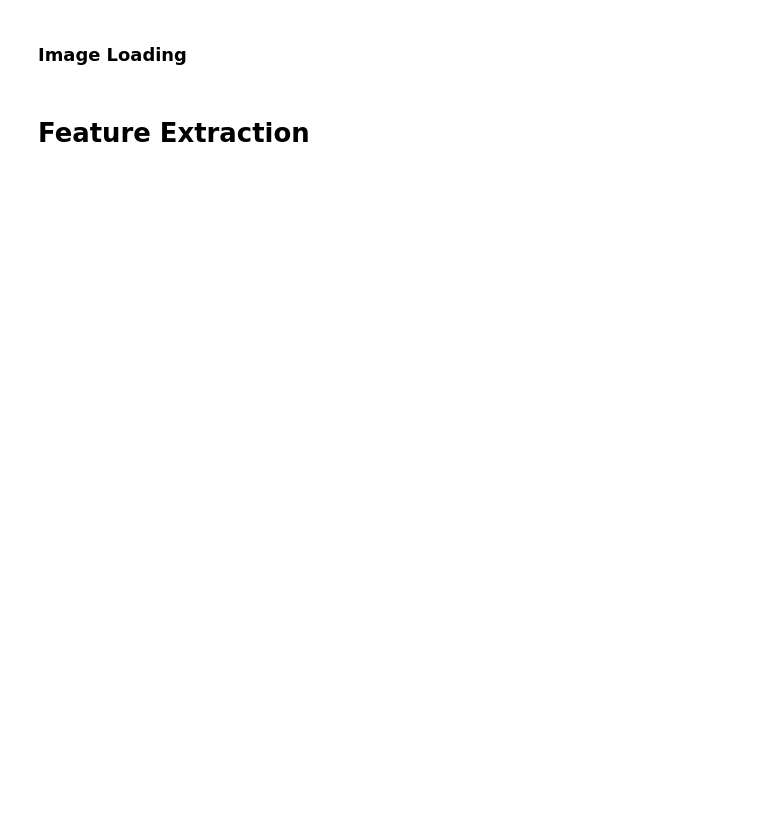
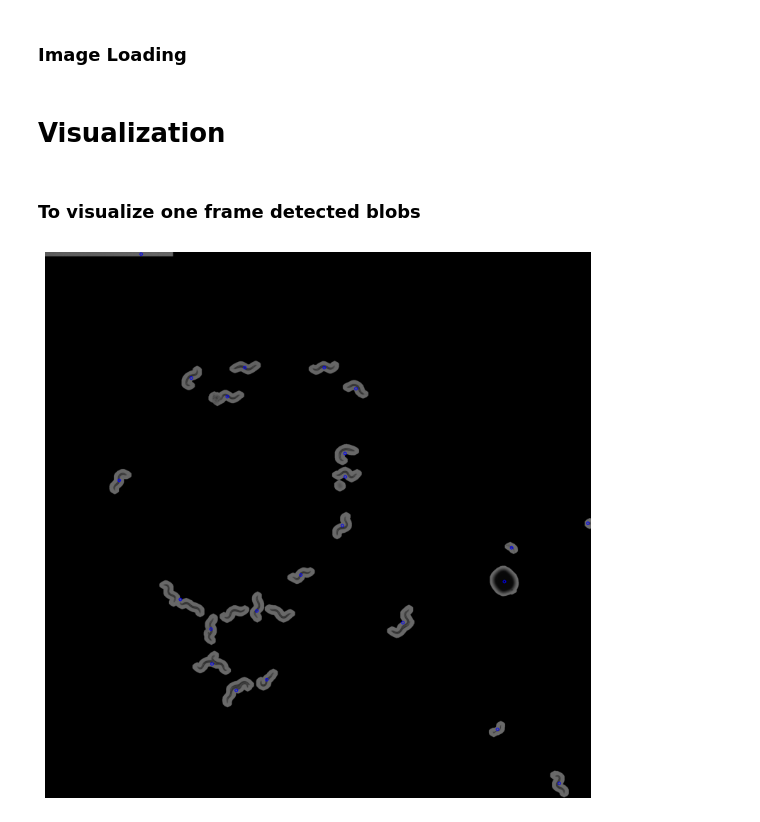
Before and after one commit to erusconiclerici/collectiveNematodes, a Jupyter notebook: Code/Python/Strain_Comparison_Study.ipynb, the cells around one changed output. Saved outputs shown, nothing was run; the diff lists cells and outputs as text; code cells hidden in the pictures; blank space fills up the shorter version.

Commit message:
changed tresholding function and visualization plots. The blobs detected in the image are now correct. The visualized plots are now almost correct.

```diff
--- a/Code/Python/Strain_Comparison_Study.ipynb
+++ b/Code/Python/Strain_Comparison_Study.ipynb
@@ -145,7 +156,7 @@ error: OpenCV(4.8.1) :-1: error: (-5:Bad argument) in function 'cvtColor'
 ### Image Loading ###
 # %%
 # Set the root path where the extracted images are stored
-output_root_path = '/Volumes/TOSHIBA_EXT/Phenotype_features_collective/ExtractedFrames'
+output_root_path = '/Volumes/TOSHIBA_EXT/Phenotype_features_collective/Data/ExtractedFrames'
 
 # Create a dictionary to map experiment labels to images
 labels_strain_list = {}
@@ -162,15 +173,57 @@ for strain in strain_folders:
 
 root_path = '/Volumes/TOSHIBA_EXT/Phenotype_features_collective/Data/ExtractedFrames'
 
+# Dictionary to hold features for each experiment, structured by strain
+experiment_features = {}
+
 for strain_folder in os.listdir(root_path):
     strain_path = os.path.join(root_path, strain_folder)
     if os.path.isdir(strain_path):
+        experiment_features[strain_folder] = {}  # Create a sub-dictionary for each strain
+
         for experiment_folder in os.listdir(strain_path):
             experiment_path = os.path.join(strain_path, experiment_folder)
             if os.path.isdir(experiment_path):
-                selected_frame_paths = select_frames(experiment_path, 10)  # Define 'n' as needed
+                selected_frame_paths = select_frames(experiment_path, 3)  # Define 'n' as needed
+                experiment_label = extract_experiment_name(experiment_path)
+
+                experiment_features[strain_folder][experiment_label] = []  # Initialize a list for each experiment
+
                 for frame_path in selected_frame_paths:
-                    features = calculate_features(frame_path)
-                    # Aggregate or analyze features as needed
+                    frame_features = calculate_features(frame_path)
+                    experiment_features[strain_folder][experiment_label].extend(frame_features)
-# %% [markdown]
-# Feature Extraction #
+# %% [markdown]
+# Visualization #
+# %% [markdown]
+### To visualize one frame detected blobs ###
+# %%
+# Assuming calculate_features and segment_lighter_areas are already defined as in your previous code
+
+def visualize_frame_with_features(image_path, threshold_value=100):
+    # Calculate features for the image
+    features = calculate_features(image_path, threshold_value)
+
+    # Read the image for visualization
+    image = cv2.imread(image_path)
+    if image is None:
+        raise ValueError(f"Could not read the image file {image_path}")
+
+    # Draw circles at the center of mass of each detected object
+    for feature in features:
+        center_of_mass = feature['center_of_mass']
+        cv2.circle(image, (int(center_of_mass[1]), int(center_of_mass[0])), 5, (255, 0, 0), 2)
+
+    # Convert color to RGB (from BGR) for displaying with matplotlib
+    image = cv2.cvtColor(image, cv2.COLOR_BGR2RGB)
+
+    # Display the image
+    plt.figure(figsize=(10, 10))
+    plt.imshow(image)
+    plt.axis('off')
+    plt.show()
+
+# Example usage
+example_image_path = '/Volumes/TOSHIBA_EXT/Phenotype_features_collective/Data/ExtractedFrames/CB4856/1.1_3_cb4856_oo_Set0_Pos0_Ch3_14012018_114743/065500.jpg'  # Replace with your image path
+visualize_frame_with_features(example_image_path)
+# %% [output]
+[figure, added]
```
Also changed, not shown: parts of 9 cells of this notebook.
